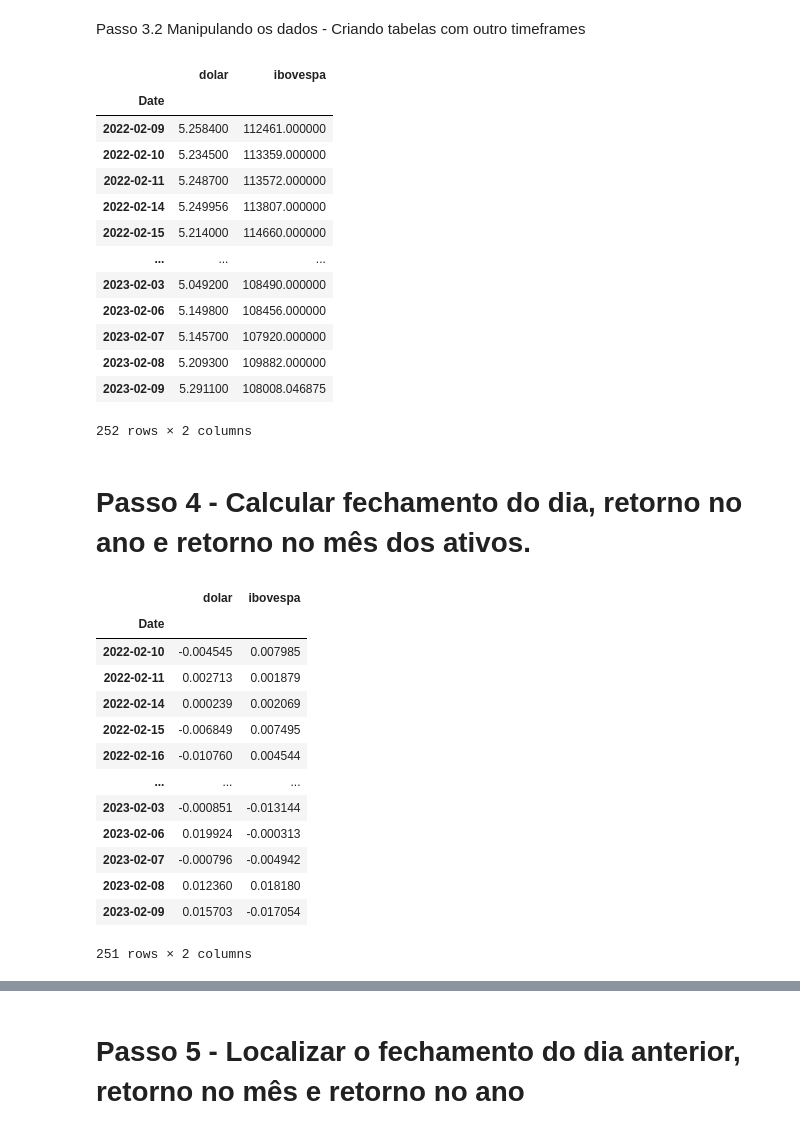
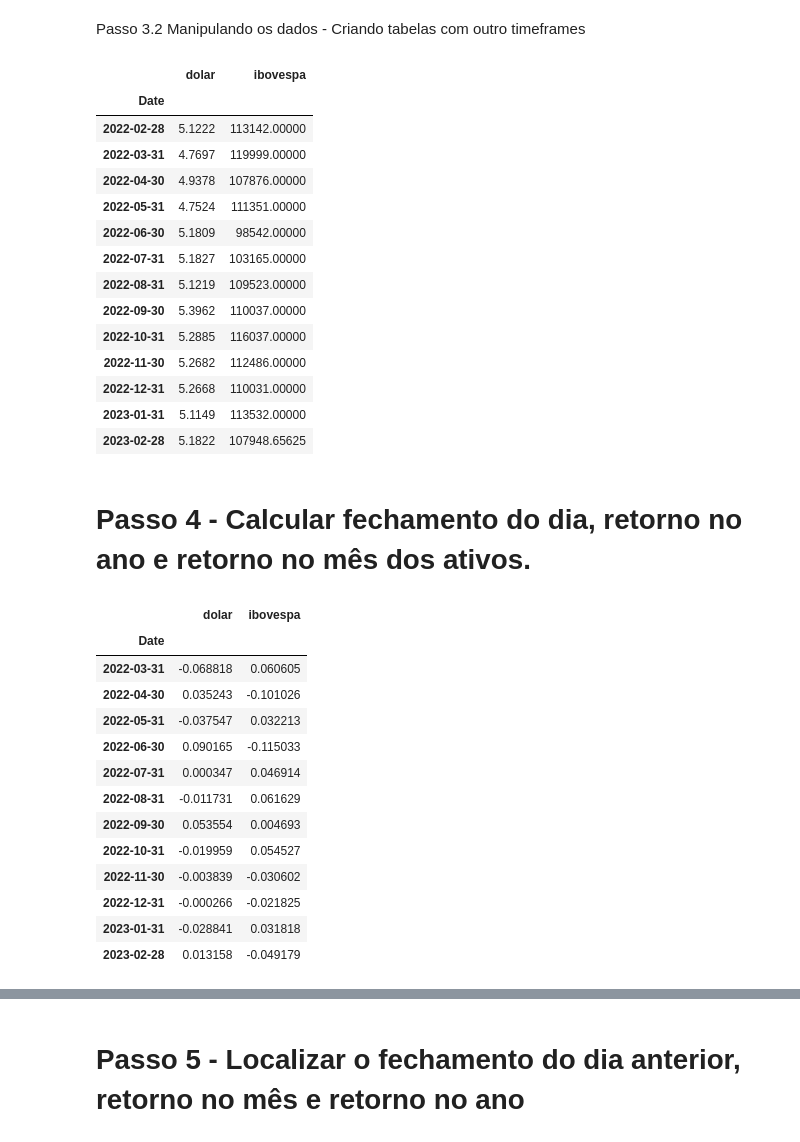
Before and after one commit to ClaudioFritzen/Relatorio_do_dolar_Ibovespa, a Jupyter notebook: relatorio.ipynb, the cells around one changed output, grey strips where cells are left out. Saved outputs shown, nothing was run; the diff lists cells and outputs as text; code cells hidden in the pictures.

```diff
--- a/relatorio.ipynb
+++ b/relatorio.ipynb
@@ -132,45 +138,45 @@ Passo 3.2 Manipulando os dados - Criando tabelas com outro timeframes
 # %%
 # q = quarter m, Y
 dados_anuais = dados_fechamento.resample("Y").last()
 #dados_anuais
 
 dados_mensais = dados_fechamento.resample('M').last()
-dados_fechamento
+dados_mensais
 # %% [output]
 |  | dolar | ibovespa |
 | Date |  |  |
-| 2022-02-09 | 5.258400 | 112461.000000 |
-| 2022-02-10 | 5.234500 | 113359.000000 |
-| 2022-02-11 | 5.248700 | 113572.000000 |
-| 2022-02-14 | 5.249956 | 113807.000000 |
-| 2022-02-15 | 5.214000 | 114660.000000 |
-| ... | ... | ... |
-| 2023-02-03 | 5.049200 | 108490.000000 |
-| 2023-02-06 | 5.149800 | 108456.000000 |
-| 2023-02-07 | 5.145700 | 107920.000000 |
-| 2023-02-08 | 5.209300 | 109882.000000 |
-| 2023-02-09 | 5.291100 | 108008.046875 |
+| 2022-02-28 | 5.1222 | 113142.00000 |
+| 2022-03-31 | 4.7697 | 119999.00000 |
+| 2022-04-30 | 4.9378 | 107876.00000 |
+| 2022-05-31 | 4.7524 | 111351.00000 |
+| 2022-06-30 | 5.1809 | 98542.00000 |
+| 2022-07-31 | 5.1827 | 103165.00000 |
+| 2022-08-31 | 5.1219 | 109523.00000 |
+| 2022-09-30 | 5.3962 | 110037.00000 |
+| 2022-10-31 | 5.2885 | 116037.00000 |
+| 2022-11-30 | 5.2682 | 112486.00000 |
+| 2022-12-31 | 5.2668 | 110031.00000 |
+| 2023-01-31 | 5.1149 | 113532.00000 |
+| 2023-02-28 | 5.1822 | 107948.65625 |
-252 rows × 2 columns
 # %% [markdown]
 # Passo 4 - Calcular fechamento do dia, retorno no ano e retorno no mês dos ativos.
 # %%
 retorno_anual = dados_anuais.pct_change().dropna()
 
 retorno_mensal = dados_mensais.pct_change().dropna()
-retorno_diario = dados_fechamento.pct_change().dropna()
-retorno_diario
+retorno_mensal
 # %% [output]
 |  | dolar | ibovespa |
 | Date |  |  |
-| 2022-02-10 | -0.004545 | 0.007985 |
-| 2022-02-11 | 0.002713 | 0.001879 |
-| 2022-02-14 | 0.000239 | 0.002069 |
-| 2022-02-15 | -0.006849 | 0.007495 |
-| 2022-02-16 | -0.010760 | 0.004544 |
-| ... | ... | ... |
-| 2023-02-03 | -0.000851 | -0.013144 |
-| 2023-02-06 | 0.019924 | -0.000313 |
-| 2023-02-07 | -0.000796 | -0.004942 |
-| 2023-02-08 | 0.012360 | 0.018180 |
-| 2023-02-09 | 0.015703 | -0.017054 |
+| 2022-03-31 | -0.068818 | 0.060605 |
+| 2022-04-30 | 0.035243 | -0.101026 |
+| 2022-05-31 | -0.037547 | 0.032213 |
+| 2022-06-30 | 0.090165 | -0.115033 |
+| 2022-07-31 | 0.000347 | 0.046914 |
+| 2022-08-31 | -0.011731 | 0.061629 |
+| 2022-09-30 | 0.053554 | 0.004693 |
+| 2022-10-31 | -0.019959 | 0.054527 |
+| 2022-11-30 | -0.003839 | -0.030602 |
+| 2022-12-31 | -0.000266 | -0.021825 |
+| 2023-01-31 | -0.028841 | 0.031818 |
+| 2023-02-28 | 0.013158 | -0.049179 |
-251 rows × 2 columns
```
Also changed, not shown: parts of 11 cells of this notebook.
